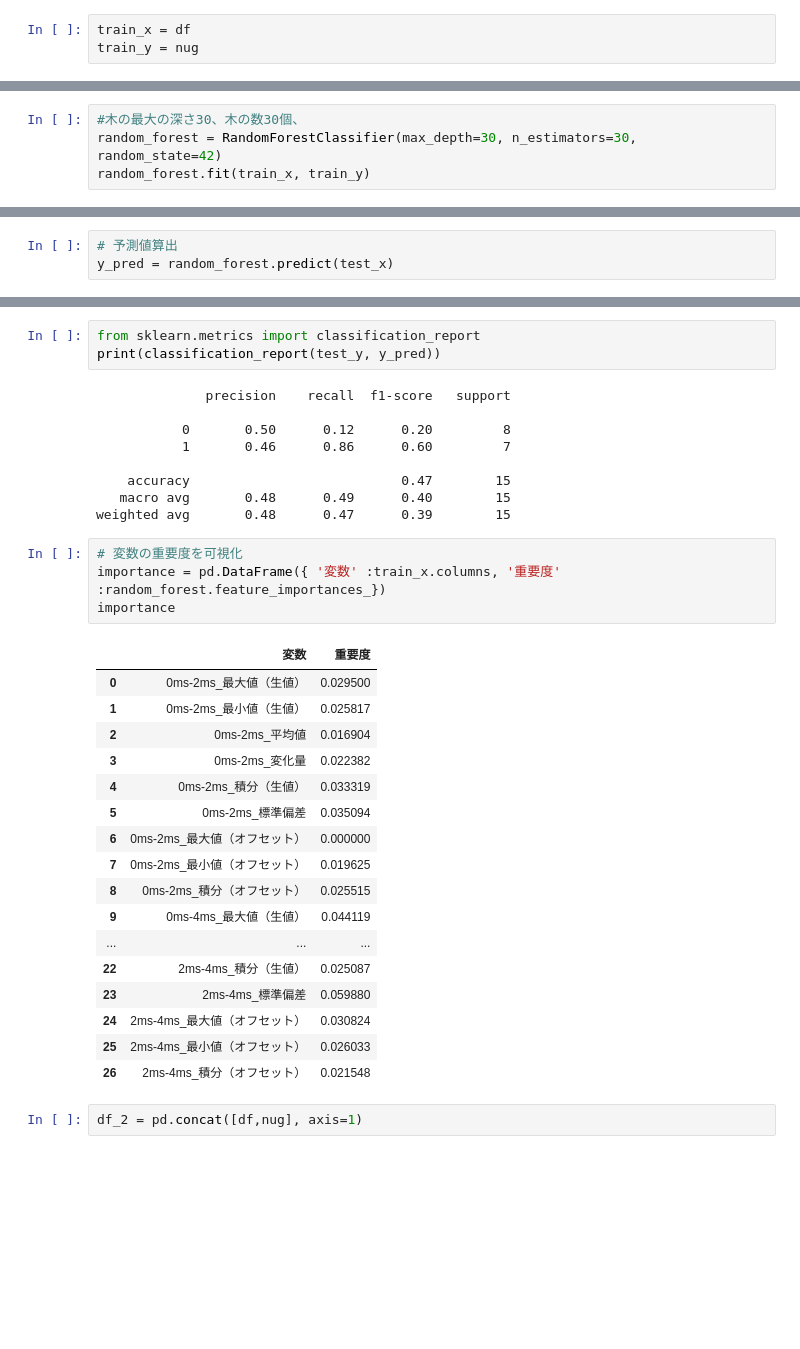
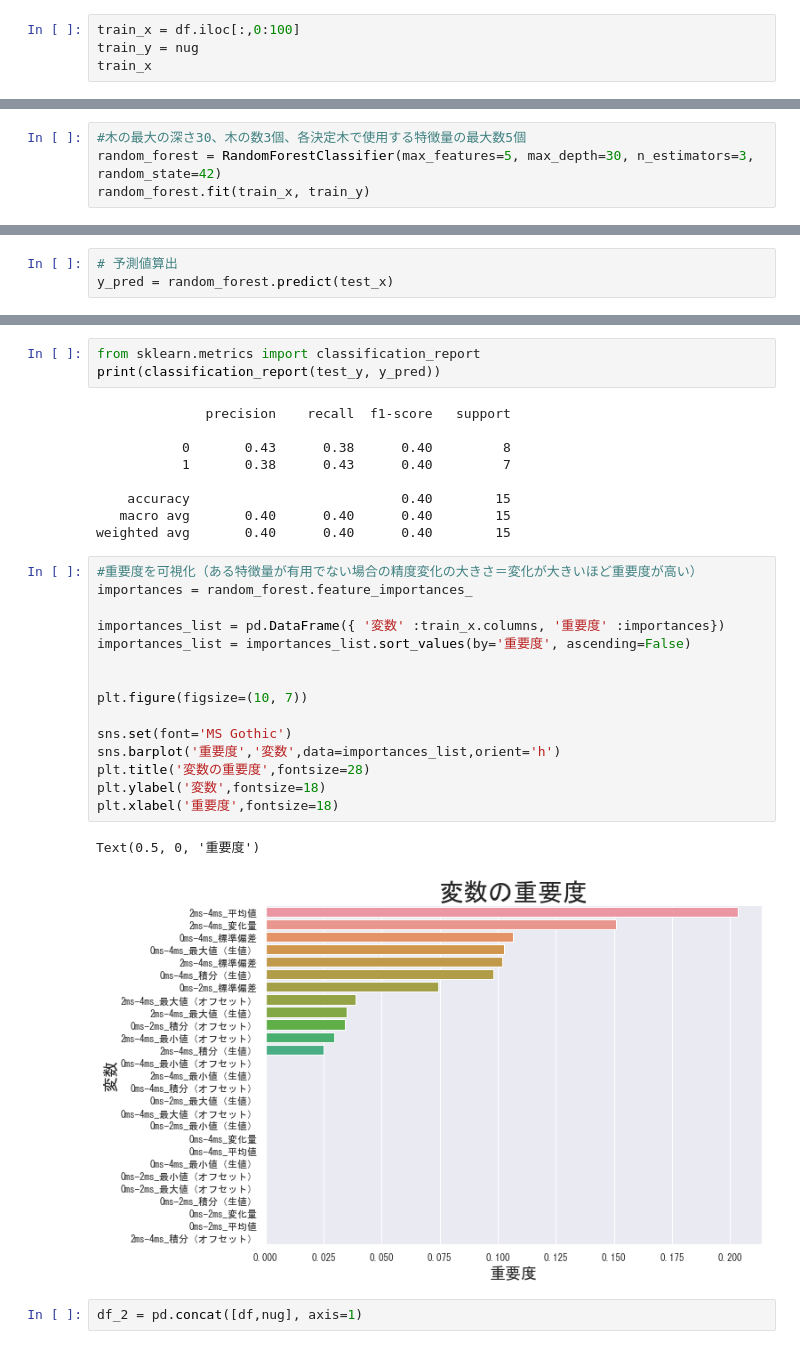
Before and after one commit to snider10/snider_folder.github.io, a Jupyter notebook: ランダムフォレスト.ipynb, the cells around one changed output, grey strips where cells are left out. Cells and saved outputs as stored; diff of their text form; blank space fills up the shorter version.

```diff
--- a/ランダムフォレスト.ipynb
+++ b/ランダムフォレスト.ipynb
@@ -28,5 +30,6 @@ df.head()
 | 5 | 1.848263 | 1.440724 | 1.644494 | 0.407539 | 3.288987 | 0.288174 | ... |
 5 rows × 27 columns
 # %%
-train_x = df
+train_x = df.iloc[:,0:100]
 train_y = nug
+train_x
@@ -33,7 +55,7 @@ train_y = nug
 # %%
 (train_x, test_x ,train_y, test_y) = train_test_split(train_x, train_y, test_size = 0.3, random_state = 42)
 # %%
-#木の最大の深さ30、木の数30個、
-random_forest = RandomForestClassifier(max_depth=30, n_estimators=30, random_state=42)
+#木の最大の深さ30、木の数3個、各決定木で使用する特徴量の最大数5個
+random_forest = RandomForestClassifier(max_features=5, max_depth=30, n_estimators=3, random_state=42)
 random_forest.fit(train_x, train_y)
 # %% [output]
@@ -58,34 +81,30 @@ print(classification_report(test_y, y_pred))
 # %% [output]
               precision    recall  f1-score   support
 
-           0       0.50      0.12      0.20         8
-           1       0.46      0.86      0.60         7
+           0       0.43      0.38      0.40         8
+           1       0.38      0.43      0.40         7
 
-    accuracy                           0.47        15
-   macro avg       0.48      0.49      0.40        15
-weighted avg       0.48      0.47      0.39        15
+    accuracy                           0.40        15
+   macro avg       0.40      0.40      0.40        15
+weighted avg       0.40      0.40      0.40        15
-# %%
-# 変数の重要度を可視化
-importance = pd.DataFrame({ '変数' :train_x.columns, '重要度' :random_forest.feature_importances_})
-importance
-# %% [output]
-|  | 変数 | 重要度 |
-| 0 | 0ms-2ms_最大値（生値） | 0.029500 |
-| 1 | 0ms-2ms_最小値（生値） | 0.025817 |
-| 2 | 0ms-2ms_平均値 | 0.016904 |
-| 3 | 0ms-2ms_変化量 | 0.022382 |
-| 4 | 0ms-2ms_積分（生値） | 0.033319 |
-| 5 | 0ms-2ms_標準偏差 | 0.035094 |
-| 6 | 0ms-2ms_最大値（オフセット） | 0.000000 |
-| 7 | 0ms-2ms_最小値（オフセット） | 0.019625 |
-| 8 | 0ms-2ms_積分（オフセット） | 0.025515 |
-| 9 | 0ms-4ms_最大値（生値） | 0.044119 |
-| ... | ... | ... |
-| 22 | 2ms-4ms_積分（生値） | 0.025087 |
-| 23 | 2ms-4ms_標準偏差 | 0.059880 |
-| 24 | 2ms-4ms_最大値（オフセット） | 0.030824 |
-| 25 | 2ms-4ms_最小値（オフセット） | 0.026033 |
-| 26 | 2ms-4ms_積分（オフセット） | 0.021548 |
+# %%
+#重要度を可視化（ある特徴量が有用でない場合の精度変化の大きさ＝変化が大きいほど重要度が高い）
+importances = random_forest.feature_importances_
+
+importances_list = pd.DataFrame({ '変数' :train_x.columns, '重要度' :importances})
+importances_list = importances_list.sort_values(by='重要度', ascending=False)
+
+
+plt.figure(figsize=(10, 7))
+
+sns.set(font='MS Gothic')
+sns.barplot('重要度','変数',data=importances_list,orient='h')
+plt.title('変数の重要度',fontsize=28)
+plt.ylabel('変数',fontsize=18)
+plt.xlabel('重要度',fontsize=18)
+# %% [output]
+Text(0.5, 0, '重要度')
+[figure, added]
 # %%
 df_2 = pd.concat([df,nug], axis=1)
 # %%
```
Also changed, not shown: parts of 12 cells of this notebook, 1 other file.
